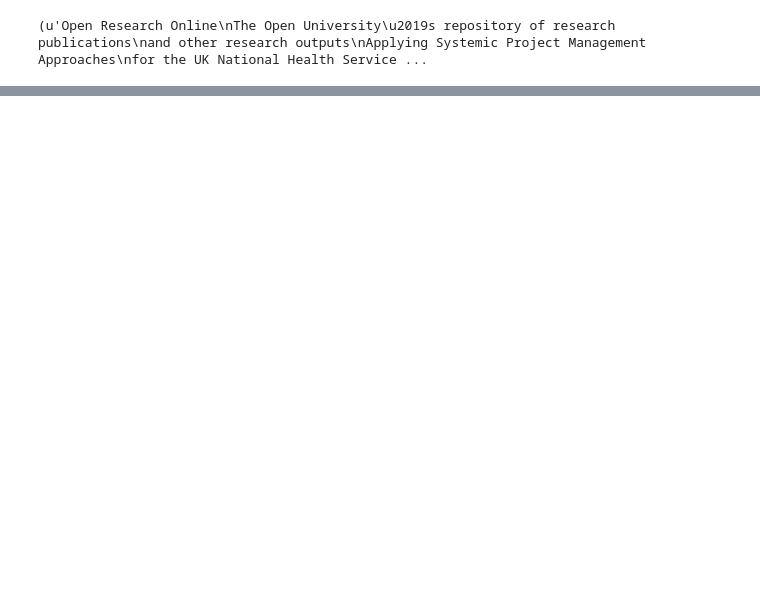
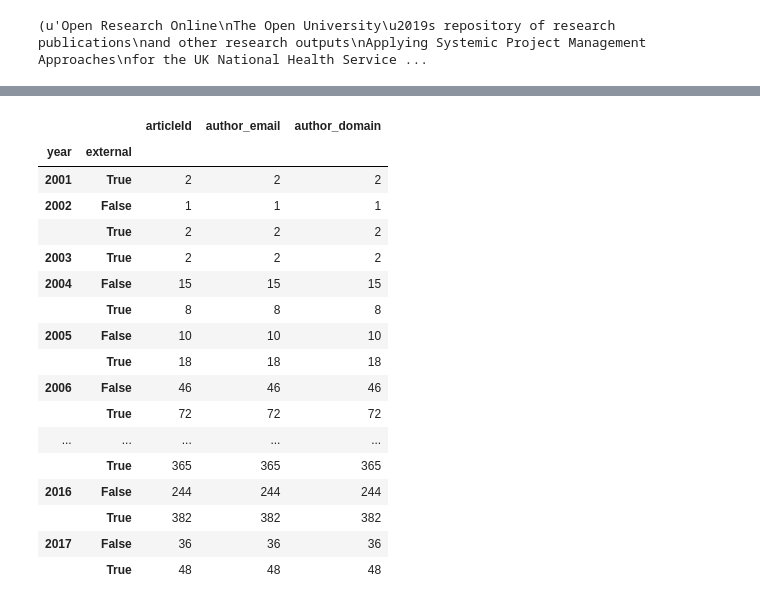
Before and after one commit to oacore/collaboration_discovery_experiment, a Jupyter notebook: tdm demo.ipynb, the cells around one changed output, grey strips where cells are left out. Drawn from its saved outputs; the diff is of its cells as text; code cells hidden in the pictures; blank space fills up the shorter version.

Commit message:
added descriptions and a basic story line, added last part of collaboration over years, started intra-repositories collaborations part

```diff
--- a/tdm demo.ipynb
+++ b/tdm demo.ipynb
@@ -850,0 +1160,5 @@ print(sentences[0],sentences[12],sims[0][12])
+# %%
+aberdeen_emails_with_years_flatten=flatten_list(aberdeen_emails_with_years)
+# %%
+aberdeen_df = pd.DataFrame.from_records(aberdeen_emails_with_years_flatten)
+aberdeen_df.head()
@@ -850,0 +1172,3 @@ print(sentences[0],sentences[12],sims[0][12])
+# %%
+aberdeen_df['domain']=aberdeen_df.apply(lambda row: extract_domain(row[2]),axis=1)
+aberdeen_df.head()
@@ -850,0 +1182,5 @@ print(sentences[0],sentences[12],sims[0][12])
+# %%
+aberdeen_df.columns = ["articleId","year","author_email","author_domain"]
+aberdeen_df['external']=aberdeen_df['author_domain']!='abdn.ac.uk'
+
+aberdeen_df.info()
@@ -850,0 +1198,23 @@ print(sentences[0],sentences[12],sims[0][12])
+# %%
+# ab_gr_df = aberdeen_df.groupby(["year"]).count().sort(["year"],ascending=False)#.reset_index('count').sort_values(['count'], ascending=False)
+ab_gr_df = aberdeen_df.groupby(["year","external"]).count()
+ab_gr_df
+# %% [output]
+|  |  | articleId | author_email | author_domain |
+| year | external |  |  |  |
+| 2001 | True | 2 | 2 | 2 |
+| 2002 | False | 1 | 1 | 1 |
+|  | True | 2 | 2 | 2 |
+| 2003 | True | 2 | 2 | 2 |
+| 2004 | False | 15 | 15 | 15 |
+|  | True | 8 | 8 | 8 |
+| 2005 | False | 10 | 10 | 10 |
+|  | True | 18 | 18 | 18 |
+| 2006 | False | 46 | 46 | 46 |
+|  | True | 72 | 72 | 72 |
+| ... | ... | ... | ... | ... |
+|  | True | 365 | 365 | 365 |
+| 2016 | False | 244 | 244 | 244 |
+|  | True | 382 | 382 | 382 |
+| 2017 | False | 36 | 36 | 36 |
+|  | True | 48 | 48 | 48 |
```
Also changed, not shown: parts of 65 cells of this notebook, 1 other file.
